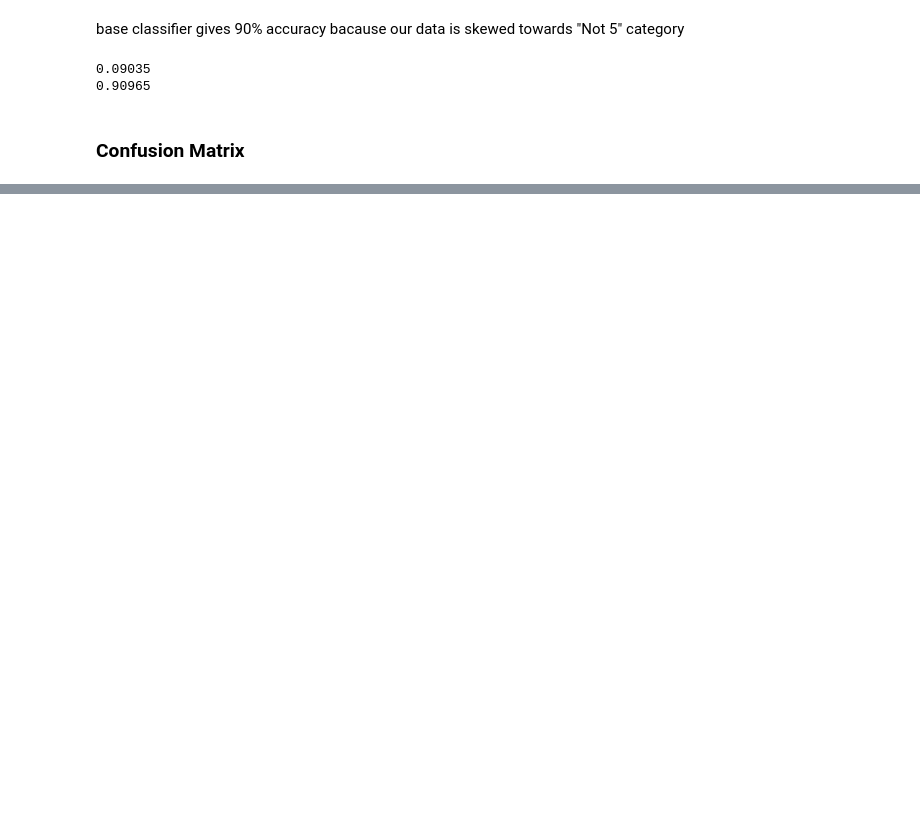
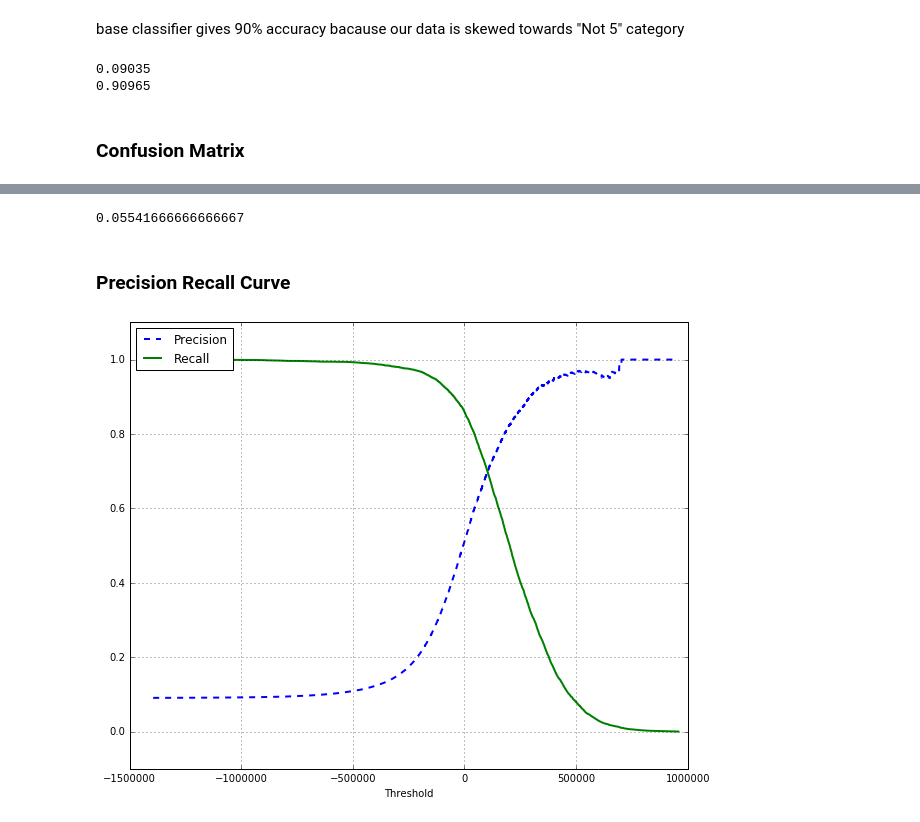
Before and after one commit to atulsingh0/MachineLearning, a Jupyter notebook: HandsOnML/03Classification.ipynb, the cells around one changed output, grey strips where cells are left out. Saved outputs shown, nothing was run; the diff lists cells and outputs as text; code cells hidden in the pictures; blank space fills up the shorter version.

```diff
--- a/HandsOnML/03Classification.ipynb
+++ b/HandsOnML/03Classification.ipynb
@@ -156,0 +199,10 @@ recall score:  0.755764619074
+# %%
+# as we increase the threshold, recall is decresing , let's check the same for all the values
+y_pred_scores = cross_val_predict(sgd_clf, X_train, y_train_5, cv = 5, method='decision_function')
+y_pred = (y_pred_scores>threshold)
+# %%
+np.mean(y_pred)  # TRUE accuracy
+# %% [output]
+0.05541666666666667
+# %% [markdown]
+### Precision Recall Curve
@@ -156,0 +211,16 @@ recall score:  0.755764619074
+# %%
+precisions, recalls, thresholds  = precision_recall_curve(y_train_5, y_pred_scores)
+# %%
+def plot_precision_recall_vs_threshold(precisions, recalls, thresholds):
+    plt.figure(figsize=(10,8))
+    plt.plot(thresholds, precisions[:-1], "b--", label="Precision", linewidth=2)
+    plt.plot(thresholds, recalls[:-1], "g-", label="Recall", linewidth=2)
+    plt.xlabel("Threshold")
+    plt.legend(loc="upper left")
+    plt.ylim([-0.1, 1.1])
+    plt.grid(True)
+# %%
+plot_precision_recall_vs_threshold(precisions, recalls, thresholds)
+plt.show()
+# %% [output]
+[figure, added]
```
Also changed, not shown: parts of 30 cells of this notebook.
